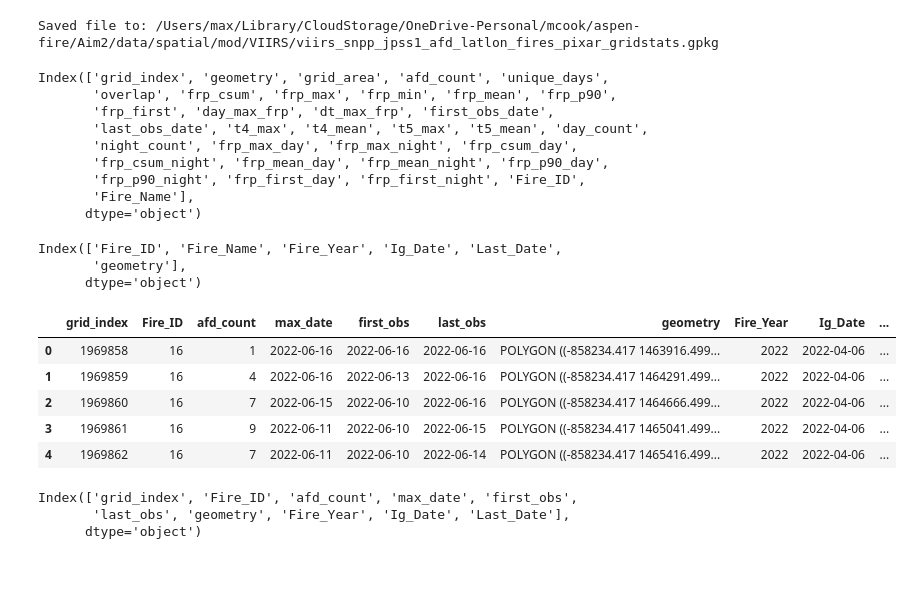
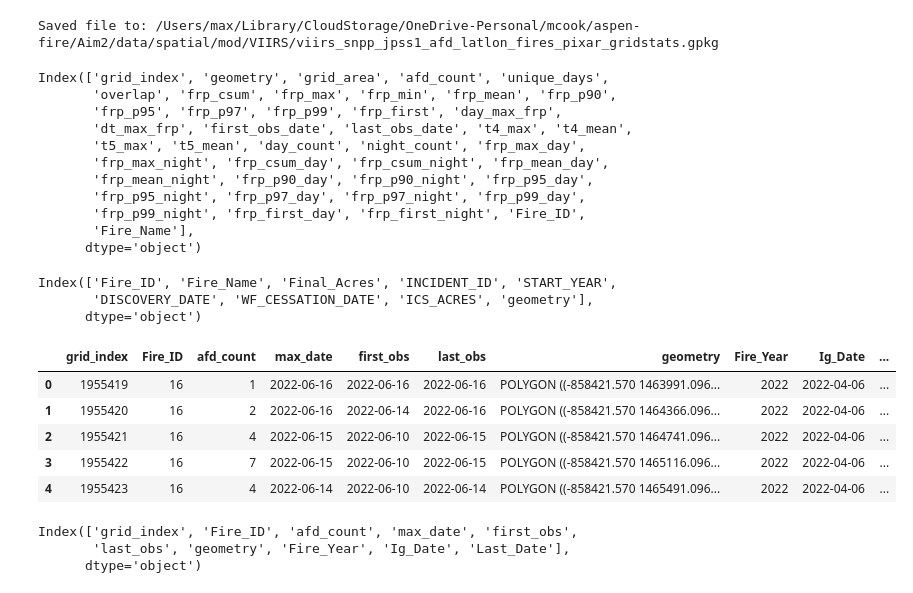
Before and after one commit to natshoff/aspen-fire-fork, a Jupyter notebook: Aim2/code/Python/03c_viirs-afd-processing.ipynb, the cells around one changed output. Saved outputs shown, nothing was run; the diff lists cells and outputs as text; code cells hidden in the pictures.

```diff
--- a/Aim2/code/Python/03c_viirs-afd-processing.ipynb
+++ b/Aim2/code/Python/03c_viirs-afd-processing.ipynb
@@ -72,7 +74,7 @@ fires = fires.drop_duplicates(subset='INCIDENT_ID', keep='first')
 # Add a 3km buffer to wildfire perimeters
 buffer_dist = 3000  # meters
 # take the convex hull, apply the buffer
-fires['geometry'] = fires['geometry'].convex_hull.buffer(buffer_dist)
+fires['geometry'] = fires['geometry'].buffer(buffer_dist)
 print(f"Buffered fire perimeters by {buffer_dist} meters.")
 print(f"There are {len(fires)} in the Southern Rockies census (2017-2023)")
 # %% [output]
@@ -485,2 +498,6 @@ Saved to:/Users/max/Library/CloudStorage/OneDrive-Personal/mcook/aspen-fire/Aim2
 # %%
 # Aggregate FRP to a regular grid
+# %%
+# Subset fires to the grid dataset
+fires = fires[fires['Fire_ID'].isin(afds_pix['Fire_ID'].unique())]
+print(len(fires))
@@ -517,7 +536,7 @@ def regular_grid(extent, res=0.0035, crs_out='EPSG:5070', regions=None):
     return grid
 
 # get the SRM extent in lat/lon (WGS)
-coords, extent = get_coords(srm, buffer=10000, crs='EPSG:5070')
+coords, extent = get_coords(srm, buffer=1000, crs='EPSG:5070')
 print(f"Bounding extent for the SRM: {extent}")
 
 # generate the grid (0.0035 degrees or 375m)
@@ -526,7 +545,7 @@ grid = regular_grid(
     extent, # Southern Rockies
     res=375, # 375m2 (VIIRS at-nadir res)
     crs_out='EPSG:5070', # projected crs
-    regions=afds_pix # any overlapping detections
+    regions=fires # any overlapping detections
 )
 
 # save this out.
@@ -720,49 +755,52 @@ Saved file to: /Users/max/Library/CloudStorage/OneDrive-Personal/mcook/aspen-fir
 # %%
-fire_grids_.columns
+fire_grids.columns
 # %% [output]
 Index(['grid_index', 'geometry', 'grid_area', 'afd_count', 'unique_days',
        'overlap', 'frp_csum', 'frp_max', 'frp_min', 'frp_mean', 'frp_p90',
-       'frp_first', 'day_max_frp', 'dt_max_frp', 'first_obs_date',
-       'last_obs_date', 't4_max', 't4_mean', 't5_max', 't5_mean', 'day_count',
-       'night_count', 'frp_max_day', 'frp_max_night', 'frp_csum_day',
-       'frp_csum_night', 'frp_mean_day', 'frp_mean_night', 'frp_p90_day',
-       'frp_p90_night', 'frp_first_day', 'frp_first_night', 'Fire_ID',
+       'frp_p95', 'frp_p97', 'frp_p99', 'frp_first', 'day_max_frp',
+       'dt_max_frp', 'first_obs_date', 'last_obs_date', 't4_max', 't4_mean',
+       't5_max', 't5_mean', 'day_count', 'night_count', 'frp_max_day',
+       'frp_max_night', 'frp_csum_day', 'frp_csum_night', 'frp_mean_day',
+       'frp_mean_night', 'frp_p90_day', 'frp_p90_night', 'frp_p95_day',
+       'frp_p95_night', 'frp_p97_day', 'frp_p97_night', 'frp_p99_day',
+       'frp_p99_night', 'frp_first_day', 'frp_first_night', 'Fire_ID',
        'Fire_Name'],
       dtype='object')
 # %%
-fires_.columns
+fires.columns
 # %% [output]
-Index(['Fire_ID', 'Fire_Name', 'Fire_Year', 'Ig_Date', 'Last_Date',
-       'geometry'],
+Index(['Fire_ID', 'Fire_Name', 'Final_Acres', 'INCIDENT_ID', 'START_YEAR',
+       'DISCOVERY_DATE', 'WF_CESSATION_DATE', 'ICS_ACRES', 'geometry'],
       dtype='object')
 # %%
-fire_grids_gee = fire_grids_.copy()
+# save a file for GEE (cleaned columns)
+fire_grids_gee = fire_grids.copy()
 
 # tidy the columns
 fire_grids_gee = fire_grids_gee[['grid_index','Fire_ID','afd_count',
                                  'day_max_frp','first_obs_date','last_obs_date',
                                  'geometry']]
 fire_grids_gee.rename(columns={
     'day_max_frp': 'max_date',
     'first_obs_date': 'first_obs',
     'last_obs_date': 'last_obs'}, inplace=True)
 
 # join in the fire ignition dates
-fire_grids_gee = fire_grids_gee.merge(fires_[['Fire_ID', 'Fire_Year', 'Ig_Date', 'Last_Date']], on='Fire_ID', how='left')
+fire_grids_gee = fire_grids_gee.merge(fires_gee[['Fire_ID', 'Fire_Year', 'Ig_Date', 'Last_Date']], on='Fire_ID', how='left')
 
 # handle date fields for GEE
 date_cols = ['max_date', 'first_obs', 'last_obs', 'Ig_Date', 'Last_Date']
 for col in date_cols:
     fire_grids_gee[col] = fire_grids_gee[col].astype(str)
 
 fire_grids_gee.head()
 # %% [output]
 |  | grid_index | Fire_ID | afd_count | max_date | first_obs | last_obs | geometry | Fire_Year | Ig_Date | ... |
-| 0 | 1969858 | 16 | 1 | 2022-06-16 | 2022-06-16 | 2022-06-16 | POLYGON ((-858234.417 1463916.499... | 2022 | 2022-04-06 | ... |
-| 1 | 1969859 | 16 | 4 | 2022-06-16 | 2022-06-13 | 2022-06-16 | POLYGON ((-858234.417 1464291.499... | 2022 | 2022-04-06 | ... |
-| 2 | 1969860 | 16 | 7 | 2022-06-15 | 2022-06-10 | 2022-06-16 | POLYGON ((-858234.417 1464666.499... | 2022 | 2022-04-06 | ... |
-| 3 | 1969861 | 16 | 9 | 2022-06-11 | 2022-06-10 | 2022-06-15 | POLYGON ((-858234.417 1465041.499... | 2022 | 2022-04-06 | ... |
-| 4 | 1969862 | 16 | 7 | 2022-06-11 | 2022-06-10 | 2022-06-14 | POLYGON ((-858234.417 1465416.499... | 2022 | 2022-04-06 | ... |
+| 0 | 1955419 | 16 | 1 | 2022-06-16 | 2022-06-16 | 2022-06-16 | POLYGON ((-858421.570 1463991.096... | 2022 | 2022-04-06 | ... |
+| 1 | 1955420 | 16 | 2 | 2022-06-16 | 2022-06-14 | 2022-06-16 | POLYGON ((-858421.570 1464366.096... | 2022 | 2022-04-06 | ... |
+| 2 | 1955421 | 16 | 4 | 2022-06-15 | 2022-06-10 | 2022-06-15 | POLYGON ((-858421.570 1464741.096... | 2022 | 2022-04-06 | ... |
+| 3 | 1955422 | 16 | 7 | 2022-06-15 | 2022-06-10 | 2022-06-15 | POLYGON ((-858421.570 1465116.096... | 2022 | 2022-04-06 | ... |
+| 4 | 1955423 | 16 | 4 | 2022-06-14 | 2022-06-10 | 2022-06-14 | POLYGON ((-858421.570 1465491.096... | 2022 | 2022-04-06 | ... |
 # %%
 fire_grids_gee.columns
 # %% [output]
```
Also changed, not shown: parts of 26 cells of this notebook, 4 other files.
